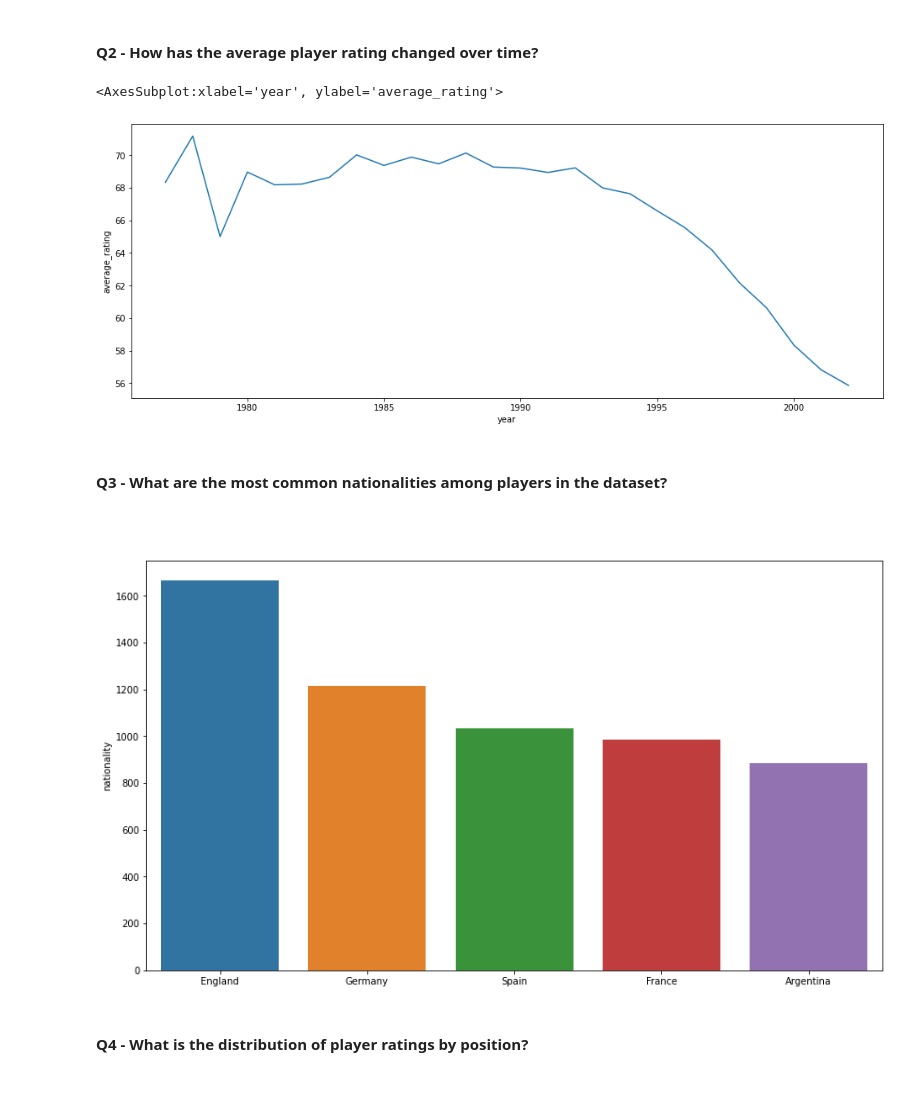
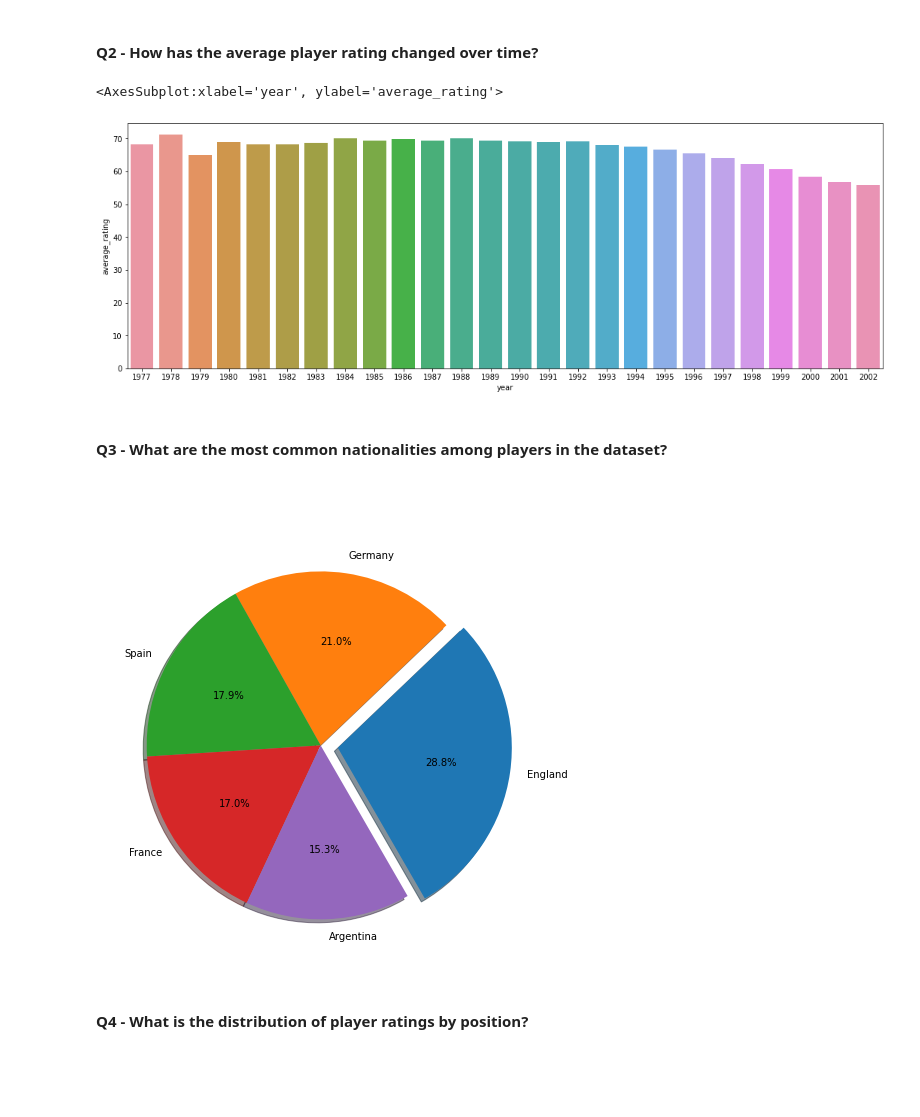
Before and after one commit to ilovedata6/FifaAnalysis, a Jupyter notebook: analysis.ipynb, the cells around one changed output. Saved outputs shown, nothing was run; the diff lists cells and outputs as text; code cells hidden in the pictures.

```diff
--- a/analysis.ipynb
+++ b/analysis.ipynb
@@ -262,25 +240,12 @@ defensive_positions
 18276    50.3
 18277    50.9
 Length: 18278, dtype: float64
-# %%
-# ls, st, rs, lw, lf, cf, rf, rw, lam, cam, ram, lm, lcm, cm, rcm, rm
-df['ls'] = (df['ls'].apply(convert_int)).fillna(0).astype(int)
-df['st'] = (df['st'].apply(convert_int)).fillna(0).astype(int)
-df['rs'] = (df['rs'].apply(convert_int)).fillna(0).astype(int)
-df['lw'] = (df['lw'].apply(convert_int)).fillna(0).astype(int)
-df['lf'] = (df['lf'].apply(convert_int)).fillna(0).astype(int)
-df['cf'] = (df['cf'].apply(convert_int)).fillna(0).astype(int)
-df['rf'] = (df['rf'].apply(convert_int)).fillna(0).astype(int)
-df['rw'] = (df['rw'].apply(convert_int)).fillna(0).astype(int)
-df['lam'] = (df['lam'].apply(convert_int)).fillna(0).astype(int)
-df['cam'] = (df['cam'].apply(convert_int)).fillna(0).astype(int)
-df['ram'] = (df['ram'].apply(convert_int)).fillna(0).astype(int)
-df['lm'] = (df['lm'].apply(convert_int)).fillna(0).astype(int)
-df['lcm'] = (df['lcm'].apply(convert_int)).fillna(0).astype(int)
-df['cm'] = (df['cm'].apply(convert_int)).fillna(0).astype(int)
-df['rcm'] = (df['rcm'].apply(convert_int)).fillna(0).astype(int)
-df['rm'] = (df['rm'].apply(convert_int)).fillna(0).astype(int)
 # %%
+positions_attack = ['ls', 'st', 'rs', 'lw', 'lf', 'cf', 'rf', 'rw', 'lam', 'cam', 'ram', 'lm', 'lcm', 'cm', 'rcm', 'rm']
+
+for i in positions_attack:
+    df[i] = (df[i].apply(convert_int)).fillna(0).astype(int)
+
 offensive_positions = (df['ls'] + df['st'] + df['rs'] + df['lw'] + df['lf'] + df['cf'] + df['rf'] + df['rw'] + df['lam'] + df['cam'] + df['ram'] + df['lm'] + df['lcm'] + df['cm'] + df['rcm'] + df['rm'])/16
 offensive_positions
 # %% [output]
@@ -339,5 +298,3 @@ more_columns_to_drop = ['sofifa_id','player_url','short_name','age','height_cm',
-# %%
-df.drop(more_columns_to_drop, axis=1, inplace=True)
 # %%
 df.shape
 # %% [output]
@@ -397,8 +356,8 @@ Name: loaned_from, dtype: int64
 # %%
-df[df['body_type']=='Messi']['body_type'] = 'Lean'
-df[df['body_type']=='C. Ronaldo']['body_type'] = 'Lean'
-df[df['body_type']=='Courtois']['body_type'] = 'Lean'
-df[df['body_type']=='Neymar']['body_type'] = 'Lean'
-df[df['body_type']=='Akinfenwa']['body_type'] = 'Stocky'
-df[df['body_type']=='PLAYER_BODY_TYPE_25']['body_type'] = 'Stocky'
-df[df['body_type']=='Shaqiri']['body_type'] = 'Stocky'
+df.loc[df['body_type']=='Messi', 'body_type'] = 'Lean'
+df.loc[df['body_type']=='C. Ronaldo', 'body_type'] = 'Lean'
+df.loc[df['body_type']=='Courtois', 'body_type'] = 'Lean'
+df.loc[df['body_type']=='Neymar', 'body_type'] = 'Lean'
+df.loc[df['body_type']=='Akinfenwa', 'body_type'] = 'Stocky'
+df.loc[df['body_type']=='PLAYER_BODY_TYPE_25', 'body_type'] = 'Stocky'
+df.loc[df['body_type']=='Shaqiri', 'body_type'] = 'Stocky'
@@ -475,16 +384,16 @@ df['dob'] = pd.to_datetime(df['dob'])
 # %%
 df['year'] = df['dob'].apply(lambda x: x.year)
 grouped_rating = df.groupby('year')['overall'].mean().reset_index()
 grouped_rating.rename(columns={'overall':'average_rating'}, inplace=True)
 
 import matplotlib.pyplot as plt
 import seaborn as sns
 
-plt.figure(figsize=(16,6))
-sns.lineplot(x='year', y='average_rating', data=grouped_rating)
+plt.figure(figsize=(18,6))
+sns.barplot(x='year', y='average_rating', data=grouped_rating)
 # %% [output]
 <AxesSubplot:xlabel='year', ylabel='average_rating'>
-[figure, old version]
+[figure, new version]
 # %% [markdown]
 #### Q3 - What are the most common nationalities among players in the dataset?
 
@@ -493,10 +402,11 @@ sns.lineplot(x='year', y='average_rating', data=grouped_rating)
 nationality = df['nationality'].value_counts().head(5)
 
 plt.figure(figsize=(14,8))
-sns.barplot(y=nationality,x=nationality.index)
+explode = (0.1,0,0,0,0)
+plt.pie(x=nationality,explode=explode,labels=nationality.index,autopct='%1.1f%%', shadow=True, startangle=300)
 plt.show()
 # %% [output]
-[figure, old version]
+[figure, new version]
 # %% [markdown]
 #### Q4 - What is the distribution of player ratings by position?
 
```
Also changed, not shown: parts of 32 cells of this notebook, 1 other file.
